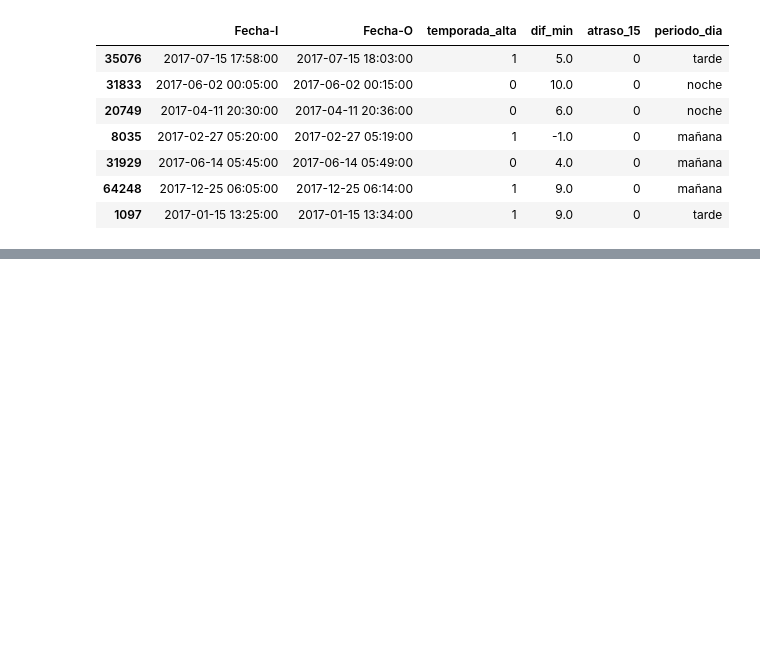
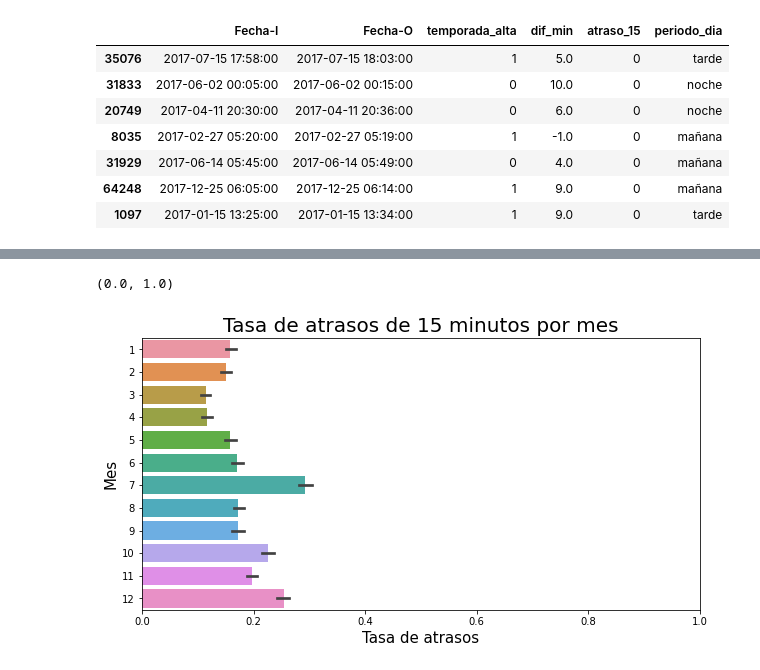
Before and after one commit to bastianfuenza/desafio_latam, a Jupyter notebook: challenge.ipynb, the cells around one changed output, grey strips where cells are left out. Drawn from its saved outputs; the diff is of its cells as text; code cells hidden in the pictures; blank space fills up the shorter version.

```diff
--- a/challenge.ipynb
+++ b/challenge.ipynb
@@ -416,0 +508,10 @@ pd.concat([data[['Fecha-I', 'Fecha-O']], syntetic_feat], axis=1).sample(frac = 0
+# %%
+fig, ax = plt.subplots(figsize=(10, 5))
+ax = sns.barplot(x='atraso_15', y='MES', data=data, orient='h', ax=ax)
+ax.set_title('Tasa de atrasos de 15 minutos por mes', fontsize=20)
+ax.set_xlabel('Tasa de atrasos', fontsize=15)
+ax.set_ylabel('Mes', fontsize=15)
+ax.set_xlim(0, 1)
+# %% [output]
+(0.0, 1.0)
+[figure, added]
```
Also changed, not shown: parts of 19 cells of this notebook.
